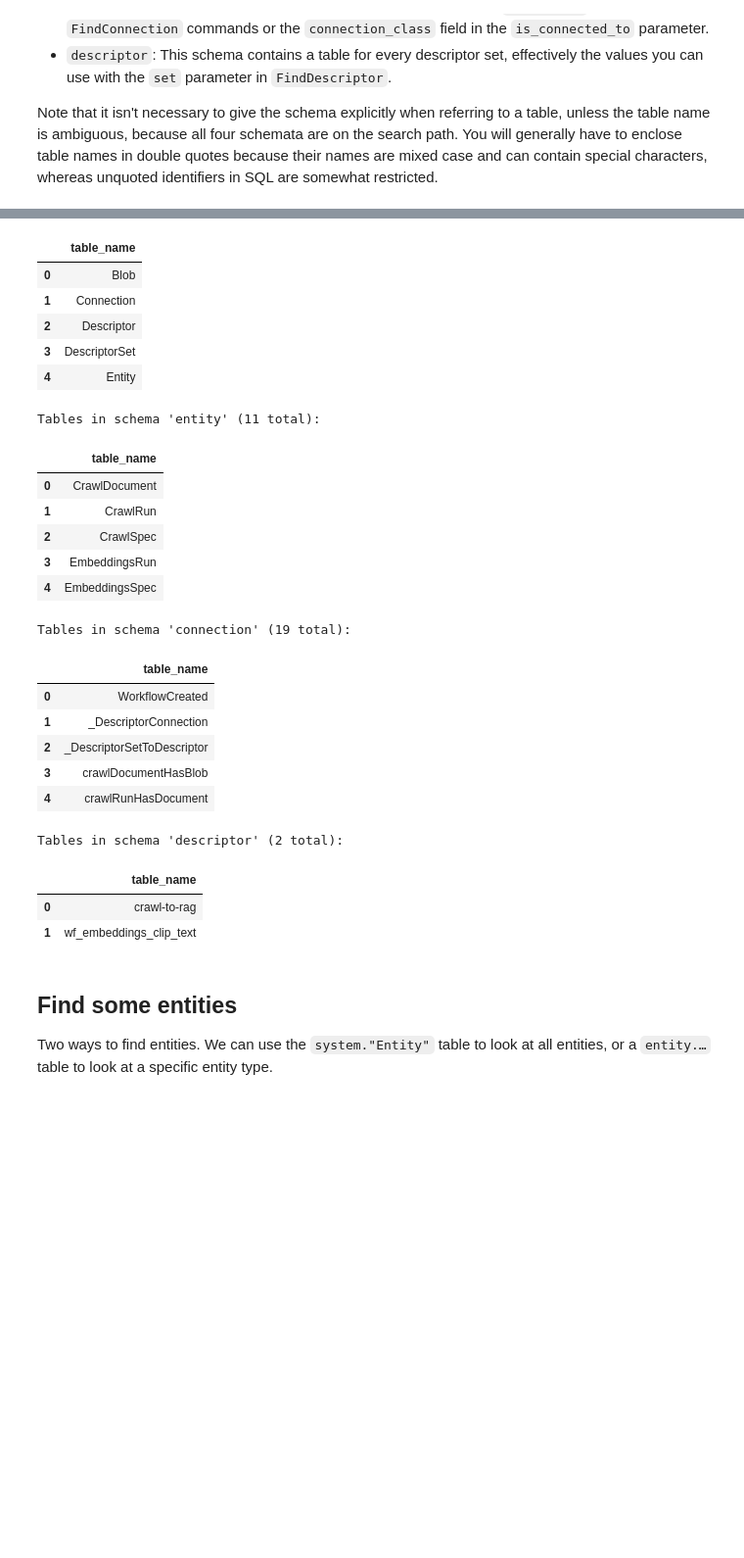
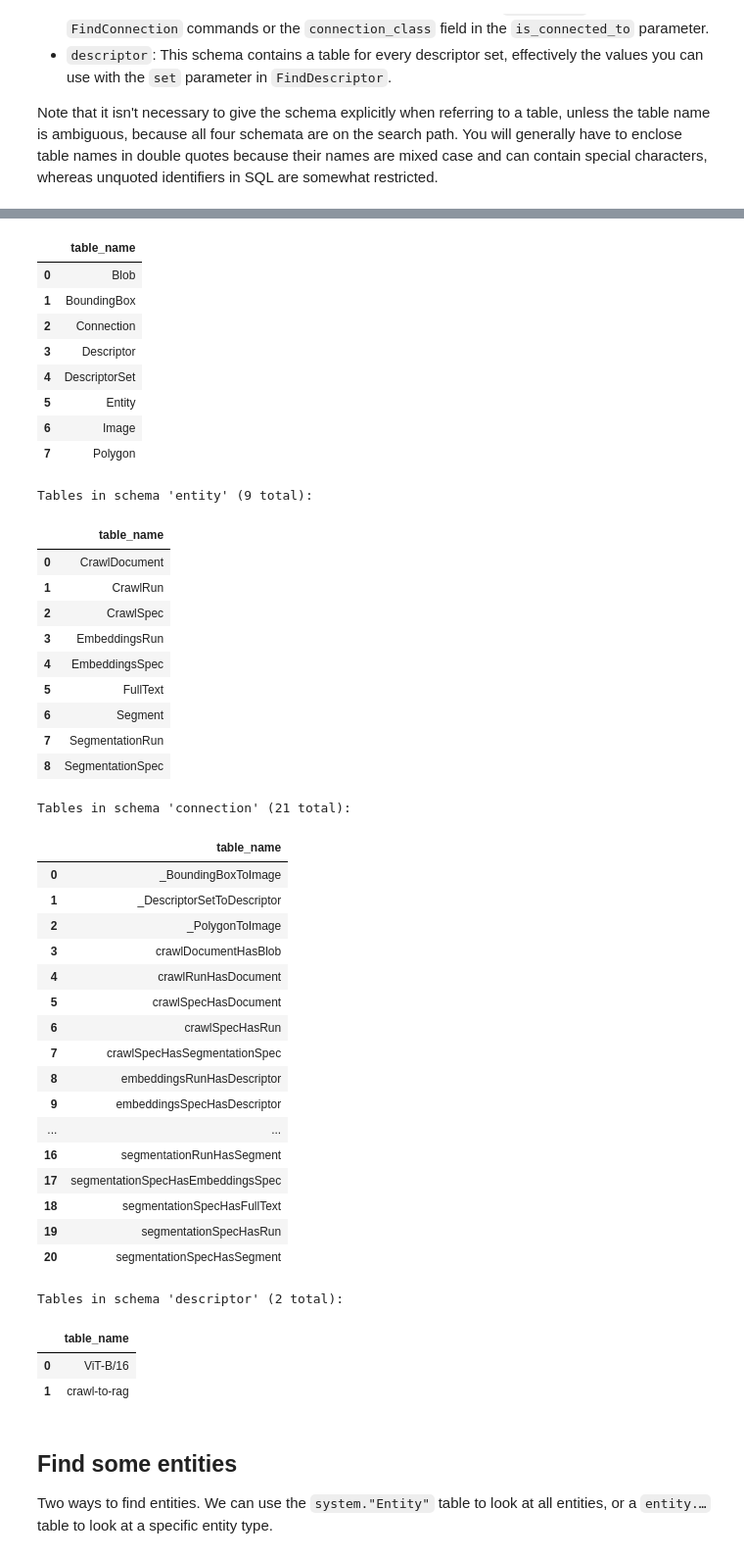
Before and after one commit to aperture-data/workflows, a Jupyter notebook: apps/jupyterlab/app/notebooks/sql.ipynb, the cells around one changed output, grey strips where cells are left out. Shown at 98% size. Drawn from its saved outputs; the diff is of its cells as text; code cells hidden in the pictures; blank space fills up the shorter version.

```diff
--- a/apps/jupyterlab/app/notebooks/sql.ipynb
+++ b/apps/jupyterlab/app/notebooks/sql.ipynb
@@ -70,7 +69,7 @@ Our tables are divided up into four schemata:
 Note that it isn't necessary to give the schema explicitly when referring to a table, unless the table name is ambiguous, because all four schemata are on the search path.
 You will generally have to enclose table names in double quotes because their names are mixed case and can contain special characters, whereas unquoted identifiers in SQL are somewhat restricted.
 # %%
-def list_tables(conn, schema):
+def list_tables(schema):
     return run_query(f"""
         SELECT table_name
         FROM information_schema.tables
@@ -79,7 +78,7 @@ def list_tables(conn, schema):
         """)
 
 for schema in ['system', 'entity', 'connection', 'descriptor']:
-    tables = list_tables(conn, schema)
+    tables = list_tables(schema)
     print(f"Tables in schema '{schema}' ({len(tables)} total):")
-    display(tables.head())
+    display(tables)
 # %% [output]
@@ -87,27 +86,45 @@ Tables in schema 'system' (5 total):
 |  | table_name |
 | 0 | Blob |
-| 1 | Connection |
-| 2 | Descriptor |
-| 3 | DescriptorSet |
-| 4 | Entity |
+| 1 | BoundingBox |
+| 2 | Connection |
+| 3 | Descriptor |
+| 4 | DescriptorSet |
+| 5 | Entity |
+| 6 | Image |
+| 7 | Polygon |
-Tables in schema 'entity' (11 total):
+Tables in schema 'entity' (9 total):
 |  | table_name |
 | 0 | CrawlDocument |
 | 1 | CrawlRun |
 | 2 | CrawlSpec |
 | 3 | EmbeddingsRun |
 | 4 | EmbeddingsSpec |
+| 5 | FullText |
+| 6 | Segment |
+| 7 | SegmentationRun |
+| 8 | SegmentationSpec |
-Tables in schema 'connection' (19 total):
+Tables in schema 'connection' (21 total):
 |  | table_name |
-| 0 | WorkflowCreated |
-| 1 | _DescriptorConnection |
-| 2 | _DescriptorSetToDescriptor |
+| 0 | _BoundingBoxToImage |
+| 1 | _DescriptorSetToDescriptor |
+| 2 | _PolygonToImage |
 | 3 | crawlDocumentHasBlob |
 | 4 | crawlRunHasDocument |
+| 5 | crawlSpecHasDocument |
+| 6 | crawlSpecHasRun |
+| 7 | crawlSpecHasSegmentationSpec |
+| 8 | embeddingsRunHasDescriptor |
+| 9 | embeddingsSpecHasDescriptor |
+| ... | ... |
+| 16 | segmentationRunHasSegment |
+| 17 | segmentationSpecHasEmbeddingsSpec |
+| 18 | segmentationSpecHasFullText |
+| 19 | segmentationSpecHasRun |
+| 20 | segmentationSpecHasSegment |
 Tables in schema 'descriptor' (2 total):
 |  | table_name |
-| 0 | crawl-to-rag |
-| 1 | wf_embeddings_clip_text |
+| 0 | ViT-B/16 |
+| 1 | crawl-to-rag |
 # %% [markdown]
 ## Find some entities
 
```
Also changed, not shown: parts of 22 cells of this notebook.
